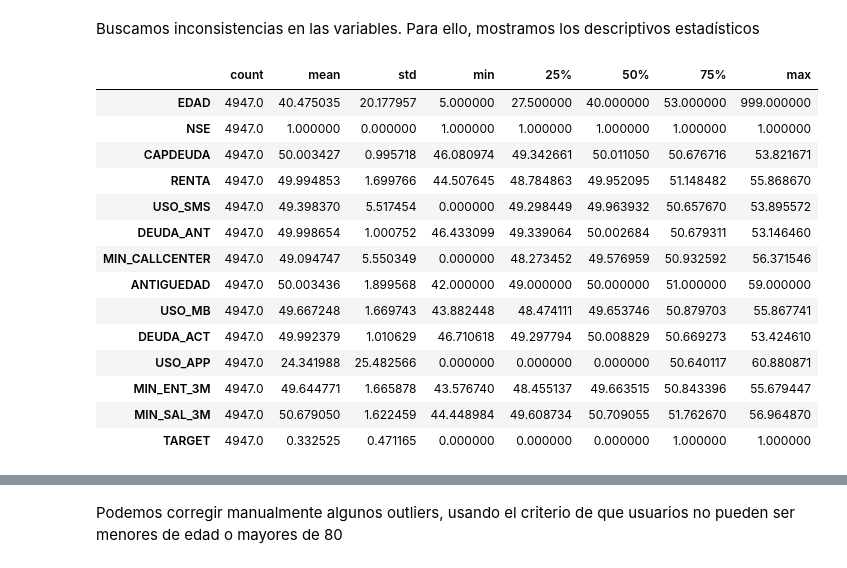
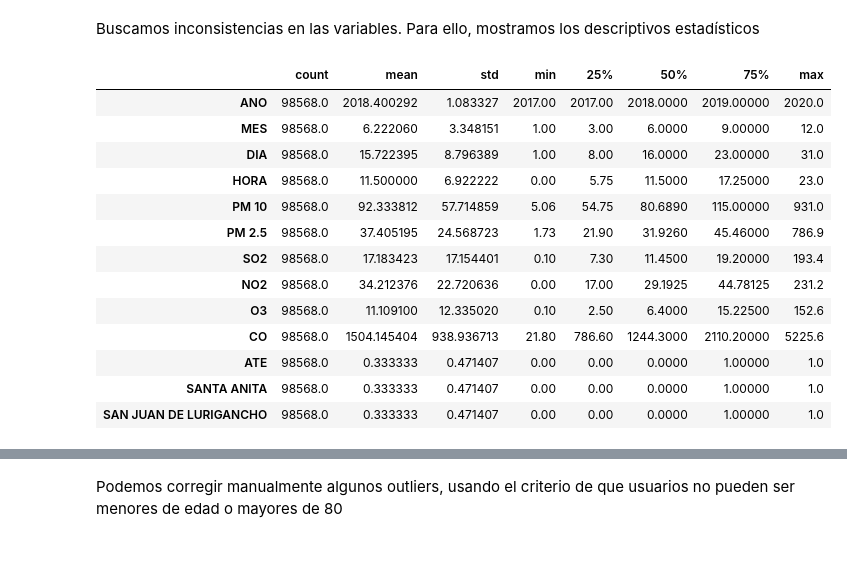
Before and after one commit to Sxrg1o/IA-TA, a Jupyter notebook: Preprocesamiento_caso_estudio_adaptado.ipynb, the cells around one changed output, grey strips where cells are left out. Cells and saved outputs as stored; diff of their text form; code cells hidden in the pictures.

```diff
--- a/Preprocesamiento_caso_estudio_adaptado.ipynb
+++ b/Preprocesamiento_caso_estudio_adaptado.ipynb
@@ -291,23 +279,22 @@ dtype: float64
 # %% [markdown]
 Buscamos inconsistencias en las variables. Para ello, mostramos los descriptivos estadísticos
 # %%
-df.describe().T
+df_imputed.describe().T
 # %% [output]
 |  | count | mean | std | min | 25% | 50% | 75% | max |
-| EDAD | 4947.0 | 40.475035 | 20.177957 | 5.000000 | 27.500000 | 40.000000 | 53.000000 | 999.000000 |
-| NSE | 4947.0 | 1.000000 | 0.000000 | 1.000000 | 1.000000 | 1.000000 | 1.000000 | 1.000000 |
-| CAPDEUDA | 4947.0 | 50.003427 | 0.995718 | 46.080974 | 49.342661 | 50.011050 | 50.676716 | 53.821671 |
-| RENTA | 4947.0 | 49.994853 | 1.699766 | 44.507645 | 48.784863 | 49.952095 | 51.148482 | 55.868670 |
-| USO_SMS | 4947.0 | 49.398370 | 5.517454 | 0.000000 | 49.298449 | 49.963932 | 50.657670 | 53.895572 |
-| DEUDA_ANT | 4947.0 | 49.998654 | 1.000752 | 46.433099 | 49.339064 | 50.002684 | 50.679311 | 53.146460 |
-| MIN_CALLCENTER | 4947.0 | 49.094747 | 5.550349 | 0.000000 | 48.273452 | 49.576959 | 50.932592 | 56.371546 |
-| ANTIGUEDAD | 4947.0 | 50.003436 | 1.899568 | 42.000000 | 49.000000 | 50.000000 | 51.000000 | 59.000000 |
-| USO_MB | 4947.0 | 49.667248 | 1.669743 | 43.882448 | 48.474111 | 49.653746 | 50.879703 | 55.867741 |
-| DEUDA_ACT | 4947.0 | 49.992379 | 1.010629 | 46.710618 | 49.297794 | 50.008829 | 50.669273 | 53.424610 |
-| USO_APP | 4947.0 | 24.341988 | 25.482566 | 0.000000 | 0.000000 | 0.000000 | 50.640117 | 60.880871 |
-| MIN_ENT_3M | 4947.0 | 49.644771 | 1.665878 | 43.576740 | 48.455137 | 49.663515 | 50.843396 | 55.679447 |
-| MIN_SAL_3M | 4947.0 | 50.679050 | 1.622459 | 44.448984 | 49.608734 | 50.709055 | 51.762670 | 56.964870 |
-| TARGET | 4947.0 | 0.332525 | 0.471165 | 0.000000 | 0.000000 | 0.000000 | 1.000000 | 1.000000 |
+| ANO | 98568.0 | 2018.400292 | 1.083327 | 2017.00 | 2017.00 | 2018.0000 | 2019.00000 | 2020.0 |
+| MES | 98568.0 | 6.222060 | 3.348151 | 1.00 | 3.00 | 6.0000 | 9.00000 | 12.0 |
+| DIA | 98568.0 | 15.722395 | 8.796389 | 1.00 | 8.00 | 16.0000 | 23.00000 | 31.0 |
+| HORA | 98568.0 | 11.500000 | 6.922222 | 0.00 | 5.75 | 11.5000 | 17.25000 | 23.0 |
+| PM 10 | 98568.0 | 92.333812 | 57.714859 | 5.06 | 54.75 | 80.6890 | 115.00000 | 931.0 |
+| PM 2.5 | 98568.0 | 37.405195 | 24.568723 | 1.73 | 21.90 | 31.9260 | 45.46000 | 786.9 |
+| SO2 | 98568.0 | 17.183423 | 17.154401 | 0.10 | 7.30 | 11.4500 | 19.20000 | 193.4 |
+| NO2 | 98568.0 | 34.212376 | 22.720636 | 0.00 | 17.00 | 29.1925 | 44.78125 | 231.2 |
+| O3 | 98568.0 | 11.109100 | 12.335020 | 0.10 | 2.50 | 6.4000 | 15.22500 | 152.6 |
+| CO | 98568.0 | 1504.145404 | 938.936713 | 21.80 | 786.60 | 1244.3000 | 2110.20000 | 5225.6 |
+| ATE | 98568.0 | 0.333333 | 0.471407 | 0.00 | 0.00 | 0.0000 | 1.00000 | 1.0 |
+| SANTA ANITA | 98568.0 | 0.333333 | 0.471407 | 0.00 | 0.00 | 0.0000 | 1.00000 | 1.0 |
+| SAN JUAN DE LURIGANCHO | 98568.0 | 0.333333 | 0.471407 | 0.00 | 0.00 | 0.0000 | 1.00000 | 1.0 |
 # %%
 # Mostramos boxplots de los features
 import matplotlib.pyplot as plt
```
Also changed, not shown: parts of 30 cells of this notebook.
